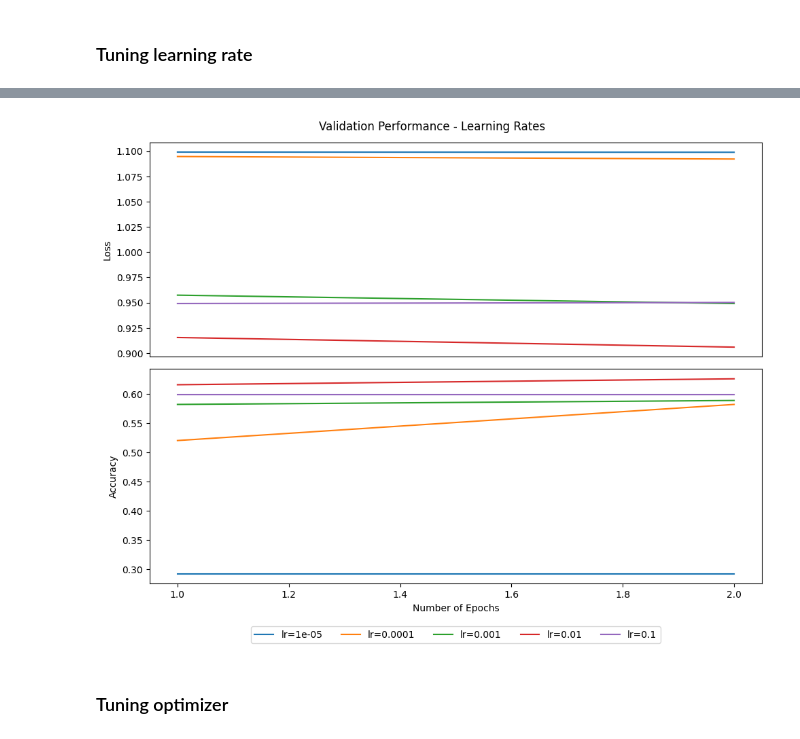
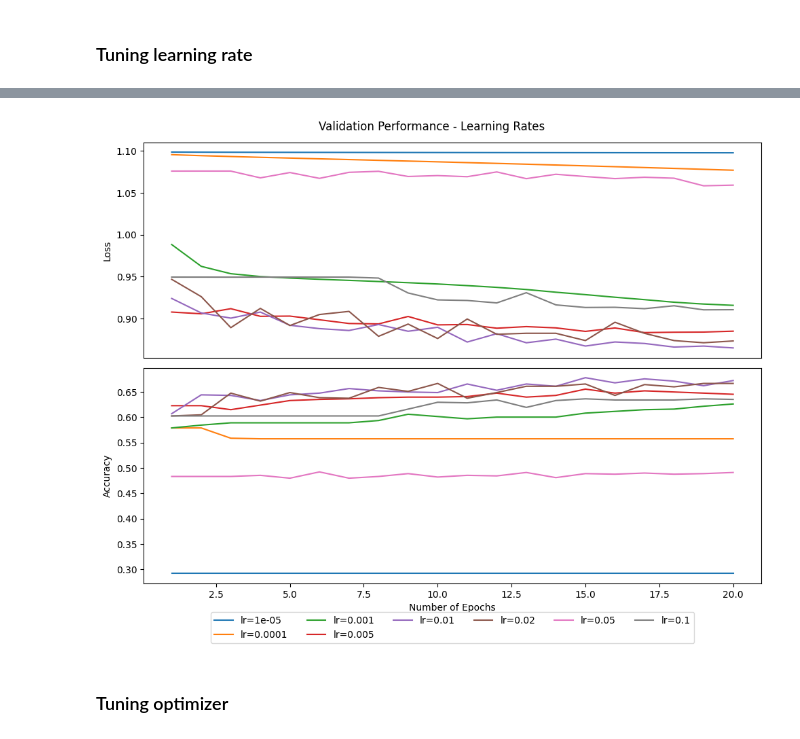
Before and after one commit to milanaveed/cits4012_project, a Jupyter notebook: 4012_v1.ipynb, the cells around one changed output, grey strips where cells are left out. Saved outputs shown, nothing was run; the diff lists cells and outputs as text; code cells hidden in the pictures.

```diff
--- a/4012_v1.ipynb
+++ b/4012_v1.ipynb
@@ -1215,10 +1215,10 @@ Mean Validation Accuracy 0.570 (0.059) with: {'optimizer__lr': 0.1}
 ### Tuning learning rate
 # %%
 # TODO: 如果有时间，加入scheduler
-lr_options = [0.00001, 0.0001, 0.001, 0.01, 0.1]
+lr_options = [0.00001, 0.0001, 0.001, 0.005, 0.01, 0.02, 0.05, 0.1]
 best_lr = None
 best_val_loss = float("inf")
-num_epochs = 2
+num_epochs = 20
 
 
 model1 = Model1(
@@ -1265,7 +1265,7 @@ print(f"Best learning rate: {best_lr}")
 ax1.set_ylabel("Loss")
 ax1.tick_params(axis='x', which='both',
                 bottom=False)  # turn off major & minor ticks on the bottom
-ax2.legend(loc='lower center', ncol=5, bbox_to_anchor=(0.5, -0.3))
+ax2.legend(loc='lower center', ncol=6, bbox_to_anchor=(0.5, -0.3))
 ax2.set_xlabel("Number of Epochs")
 ax2.set_ylabel("Accuracy")
 ax2.xaxis.set_minor_locator(MultipleLocator(5))
@@ -1291,6 +1291,6 @@ End of training | Val Accuracy: 0.599 | Val Macro-F1: 0.495 | Val Loss: 0.950
 ================================================================================
 Best learning rate: 0.01
-[figure, old version]
+[figure, new version]
 # %% [markdown]
 ### Tuning optimizer
 # %%
```
Also changed, not shown: parts of 26 cells of this notebook, 15 other files.
